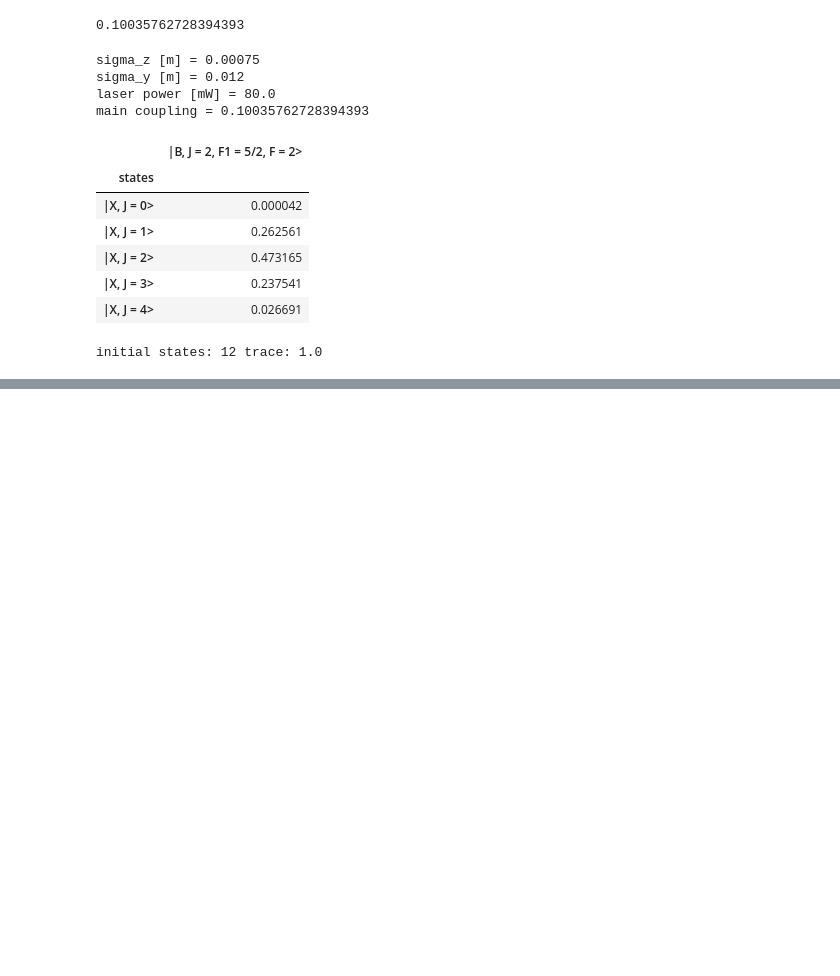
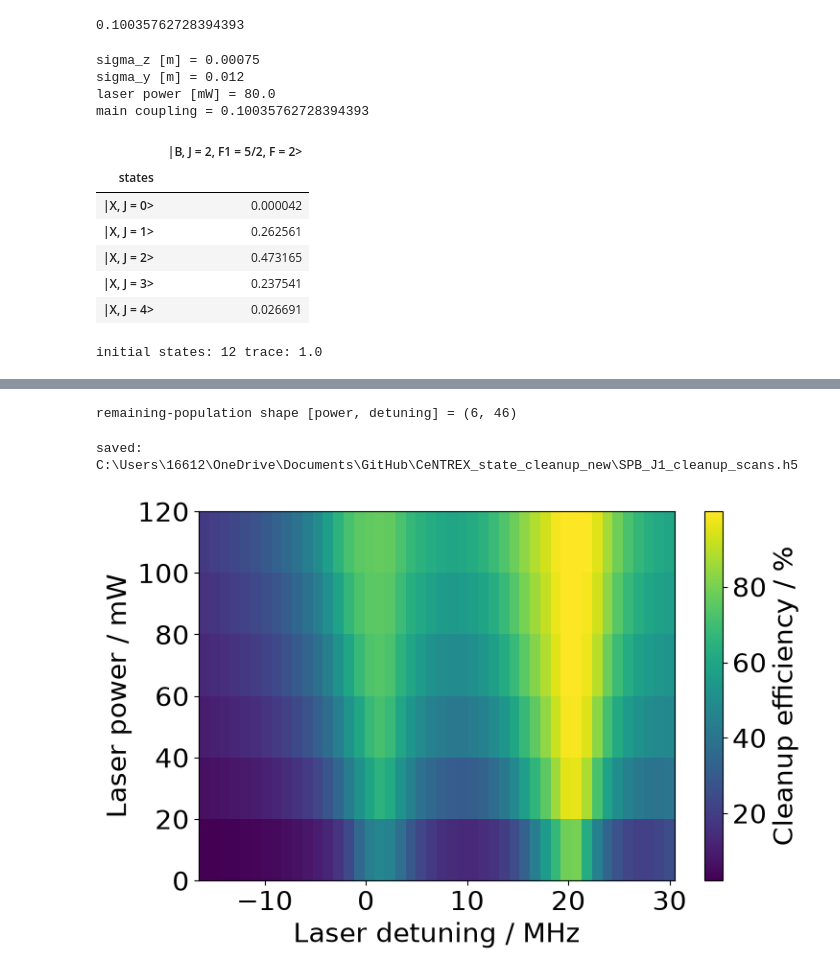
Before and after one commit to yyhshdu1/CeNTREX_state_cleanup_new, a Jupyter notebook: SPB_cleanup_J1-J2F2.ipynb, the cells around one changed output, grey strips where cells are left out. Saved outputs shown, nothing was run; the diff lists cells and outputs as text; code cells hidden in the pictures; blank space fills up the shorter version.

Commit message:
scan_update

```diff
--- a/SPB_cleanup_J1-J2F2.ipynb
+++ b/SPB_cleanup_J1-J2F2.ipynb
@@ -484,0 +405,51 @@ save_data(fname = "SPB_J1_cleanup.hdf", run_name = "scan_yloc&ydia", overwrite=T
+# %%
+# Use coarse axes for testing; increase the point counts for the final production scan.
+power_mW = np.linspace(10.0, 110.0, 6)
+detuning_MHz = np.linspace(-16.0, 30.0, 46)
+
+scan_axes = {
+    "laser_power": power_mW*1e-3,
+    "laser_detuning": detuning_MHz*2*np.pi*1e6,
+}
+
+frequency_scan = grid_scan_with_progress(
+    prepared, rho0, (0.0, t_end), scan=scan_axes, **scan_solver_options
+    , chunk_size=32, description="J=1 power/detuning"
+)
+frequency_populations = frequency_scan.values.reshape(
+    len(power_mW), len(detuning_MHz), len(obe_system.QN)
+)
+frequency_remaining = frequency_populations[..., ground_idx].sum(axis=-1).real
+frequency_cleanup = 1.0-frequency_remaining
+print("remaining-population shape [power, detuning] =", frequency_remaining.shape)
+# %% [output]
+remaining-population shape [power, detuning] = (6, 46)
+# %%
+frequency_file = save_scan_hdf(
+    "SPB_J1_cleanup_scans.h5",
+    "power_detuning_no_phase_eom",
+    frequency_remaining,
+    axes={
+        "laser_power_mW": (power_mW, "mW"),
+        "laser_detuning_MHz": (detuning_MHz, "MHz"),
+    },
+    quantity="final_population_remaining_in_X_J1",
+    fixed_parameters=fixed_conditions,
+    model=model_metadata,
+    solver=scan_solver_options,
+    notes="Uniform initial population over all retained X,J=1 states.",
+    overwrite=True,  # Protect an existing long-running scan; change run_name for a new run.
+)
+print("saved:", frequency_file)
+# %% [output]
+saved: C:\Users\16612\OneDrive\Documents\GitHub\CeNTREX_state_cleanup_new\SPB_J1_cleanup_scans.h5
+# %%
+fig, ax = plt.subplots(figsize=(8, 5))
+mesh = ax.pcolormesh(
+    detuning_MHz, power_mW, 100*frequency_cleanup, shading="auto"
+)
+fig.colorbar(mesh, ax=ax, label="Cleanup efficiency / %")
+ax.set(xlabel="Laser detuning / MHz", ylabel="Laser power / mW")
+plt.show()
+# %% [output]
+[figure, added]
```
Also changed, not shown: parts of 31 cells of this notebook, 5 other files.
